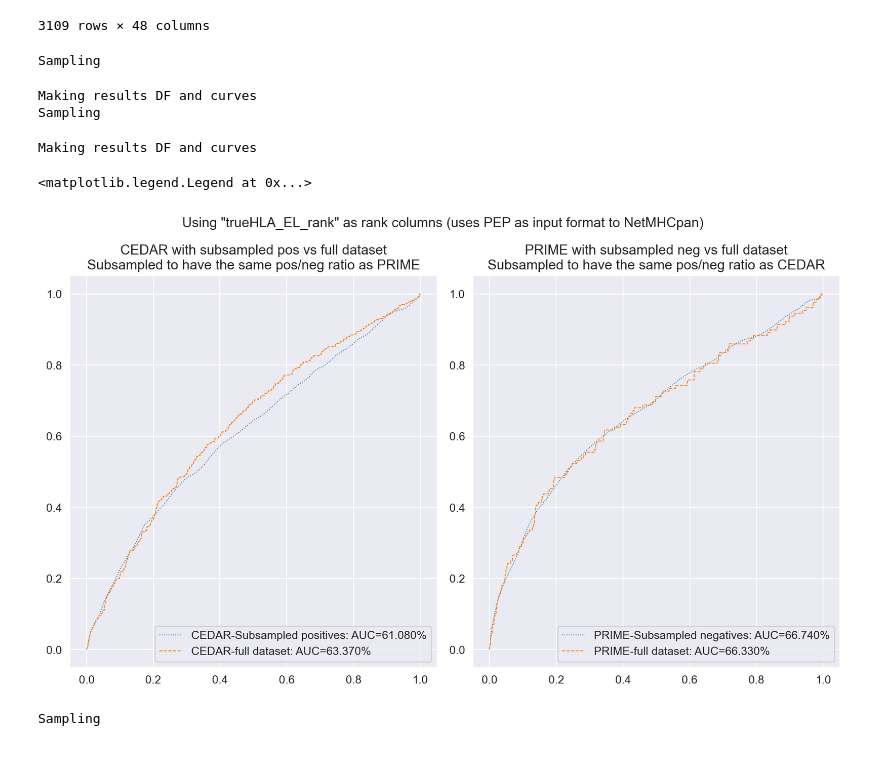
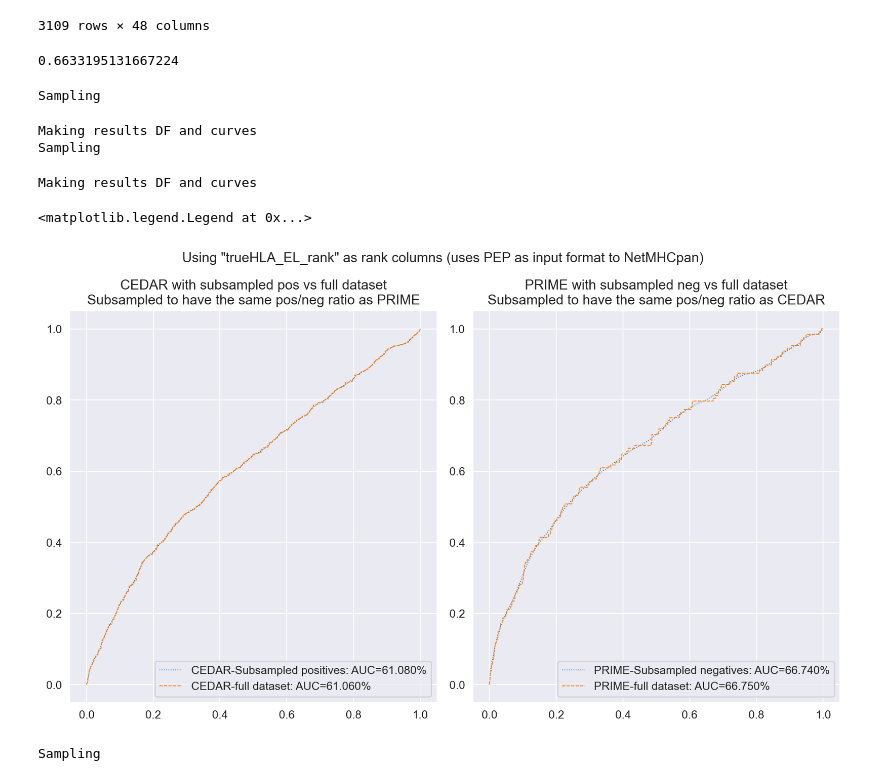
Before and after one commit to richieYT-wan/cedar, a Jupyter notebook: notebook/221130_NetMHCrank_sampling.ipynb, the cells around one changed output. Drawn from its saved outputs; the diff is of its cells as text; code cells hidden in the pictures.

```diff
--- a/notebook/221130_NetMHCrank_sampling.ipynb
+++ b/notebook/221130_NetMHCrank_sampling.ipynb
@@ -70,42 +70,46 @@ prime
 | 3107 | YYNCAFTRNI | HLA-A2402 | 1.3054 | 0 | 9 | 0.7245 | HLA-A*24:02 | A2402 | 1.135 | ... |
 | 3108 | YYNCAFTRNII | HLA-A2402 | 1.3054 | 0 | 9 | 0.7245 | HLA-A*24:02 | C1402 | 1.877 | ... |
 3109 rows × 48 columns
+# %%
+roc_auc_score(prime['agg_label'].values, -1*prime['EL_rank_mut'].values)
+# %% [output]
+0.6633195131667224
 # %%
 from sklearn.metrics import roc_curve, roc_auc_score
 f,a = plt.subplots(1,2, figsize=(10,6))
 
 result_df_cedar, mean_rocs_cedar = bootstrap_downsample(cedar, downsample_label=1, downsample_number=n_cedar, score_col='trueHLA_EL_rank', target_col='agg_label', n_rounds=10000, n_jobs = 8)
 result_df_prime, mean_rocs_prime = bootstrap_downsample(prime, downsample_label=0, downsample_number=n_prime, score_col='trueHLA_EL_rank', target_col='agg_label', n_rounds=10000, n_jobs = 8)
 # Cedar
 a[0].plot(mean_rocs_cedar[0], mean_rocs_cedar[1], label=f'CEDAR-Subsampled positives: AUC={round(mean_rocs_cedar[-1], 4):.3%}', ls=':', lw=.75)
-scores = -1*cedar['EL_rank_mut'].values
+scores = -1*cedar['trueHLA_EL_rank'].values
 labels = cedar['agg_label'].values
 fpr, tpr, _ = roc_curve(labels, scores)
 auc = roc_auc_score(labels, scores)
 a[0].plot(fpr, tpr, label=f'CEDAR-full dataset: AUC={round(auc, 4):.3%}', ls='--', lw=.75)
 a[0].set_title('CEDAR with subsampled pos vs full dataset\nSubsampled to have the same pos/neg ratio as PRIME')
 
 # Prime
 a[1].plot(mean_rocs_prime[0], mean_rocs_prime[1], label=f'PRIME-Subsampled negatives: AUC={round(mean_rocs_prime[-1], 4):.3%}', ls=':', lw=.75)
-scores = -1*prime['EL_rank_mut'].values
+scores = -1*prime['trueHLA_EL_rank'].values
 labels = prime['agg_label'].values
 fpr, tpr, _ = roc_curve(labels, scores)
 auc = roc_auc_score(labels, scores)
 a[1].plot(fpr, tpr, label=f'PRIME-full dataset: AUC={round(auc, 4):.3%}', ls='--', lw=.75)
 
 
 a[1].set_title('PRIME with subsampled neg vs full dataset\nSubsampled to have the same pos/neg ratio as CEDAR')
 f.suptitle('Using "trueHLA_EL_rank" as rank columns (uses PEP as input format to NetMHCpan)')
 f.tight_layout()
 a[0].legend(loc='lower right')
 a[1].legend(loc='lower right')
 # %% [output]
 Sampling
 Making results DF and curves
 Sampling
 Making results DF and curves
 <matplotlib.legend.Legend at 0x...>
-[figure, old version]
+[figure, new version]
 # %%
 from sklearn.metrics import roc_curve, roc_auc_score
 f,a = plt.subplots(1,2, figsize=(10,6))
```
Also changed, not shown: parts of 1 cell of this notebook, 9 other files.
